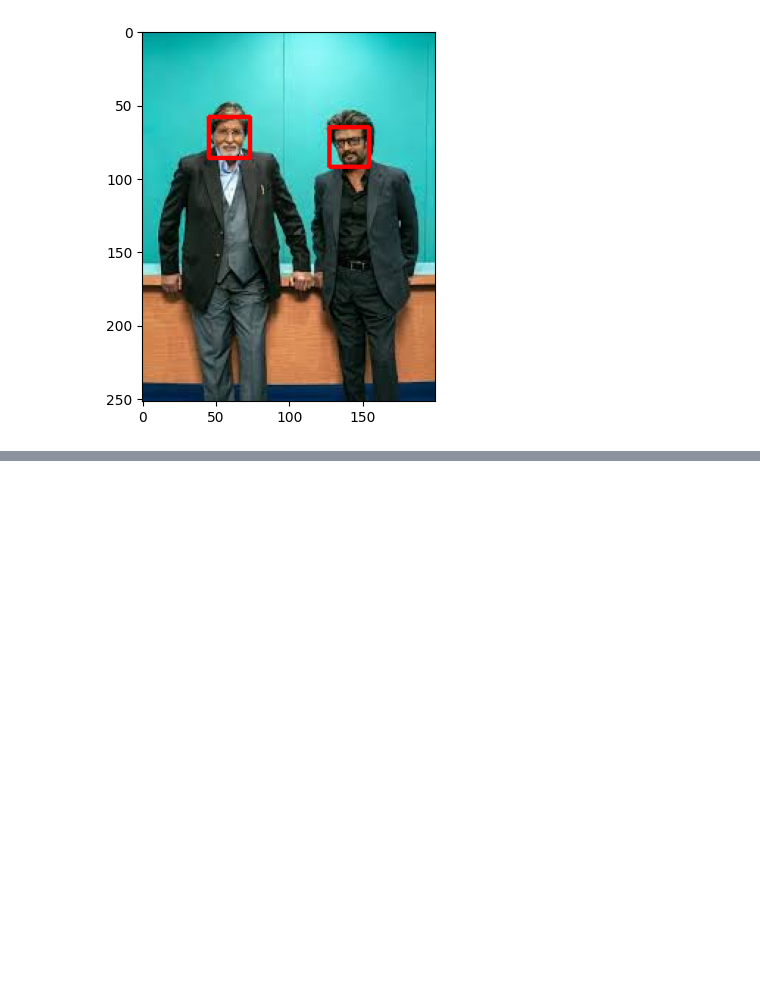
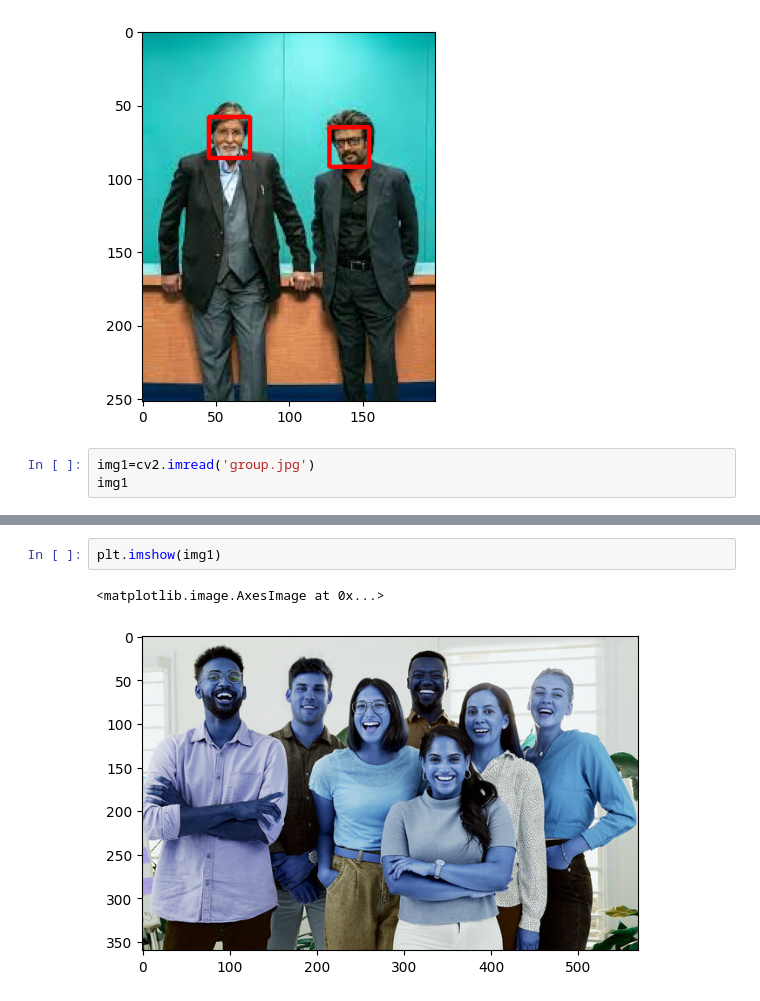
Before and after one commit to AshlinShaji/DL, a Jupyter notebook: face_detection/face_detection.ipynb, the cells around one changed output, grey strips where cells are left out. Drawn from its saved outputs; the diff is of its cells as text; blank space fills up the shorter version.

```diff
--- a/face_detection/face_detection.ipynb
+++ b/face_detection/face_detection.ipynb
@@ -53,3 +53,6 @@ plt.imshow(conv_img)
 # %% [output]
 <matplotlib.image.AxesImage at 0x...>
 [figure]
+# %%
+img1=cv2.imread('group.jpg')
+img1
@@ -55,0 +77,5 @@ plt.imshow(conv_img)
+# %%
+plt.imshow(img1)
+# %% [output]
+<matplotlib.image.AxesImage at 0x...>
+[figure, added]
```
Also changed, not shown: parts of 6 cells of this notebook, 1 other file.
